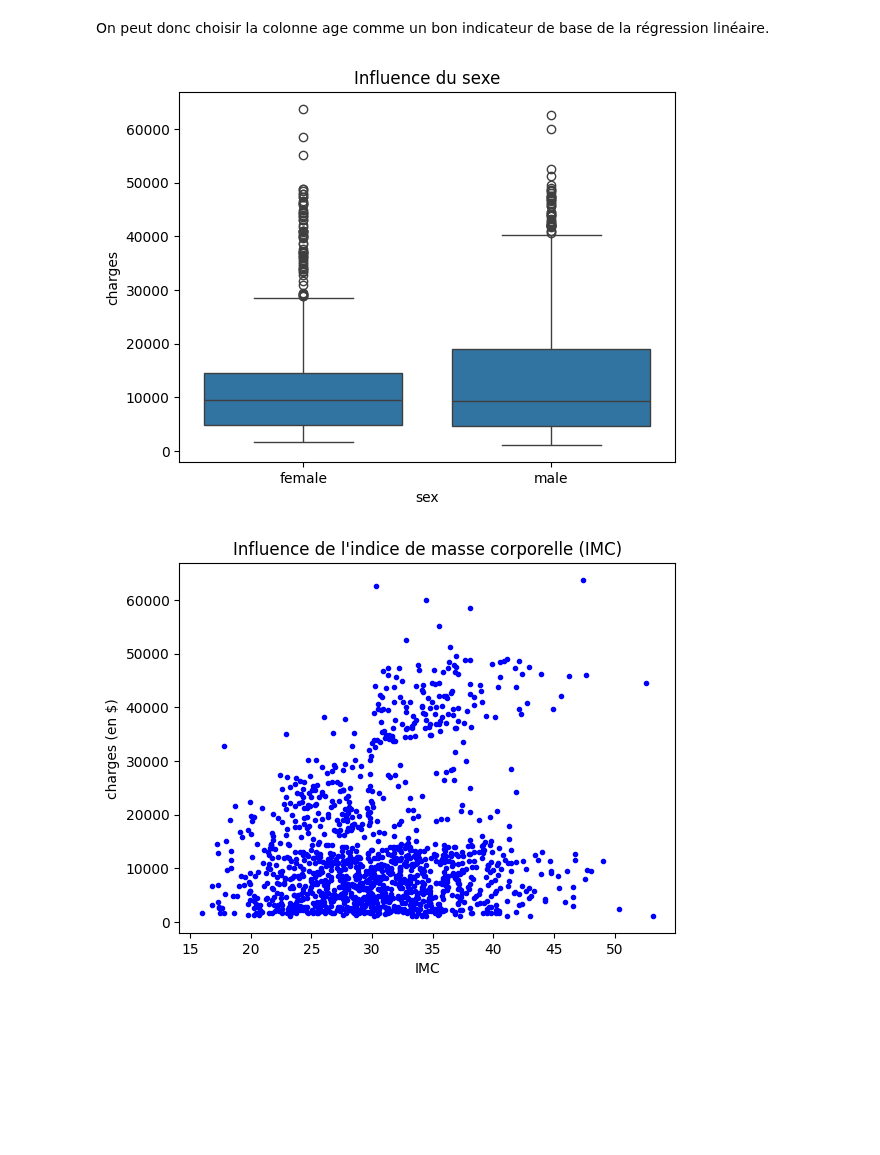
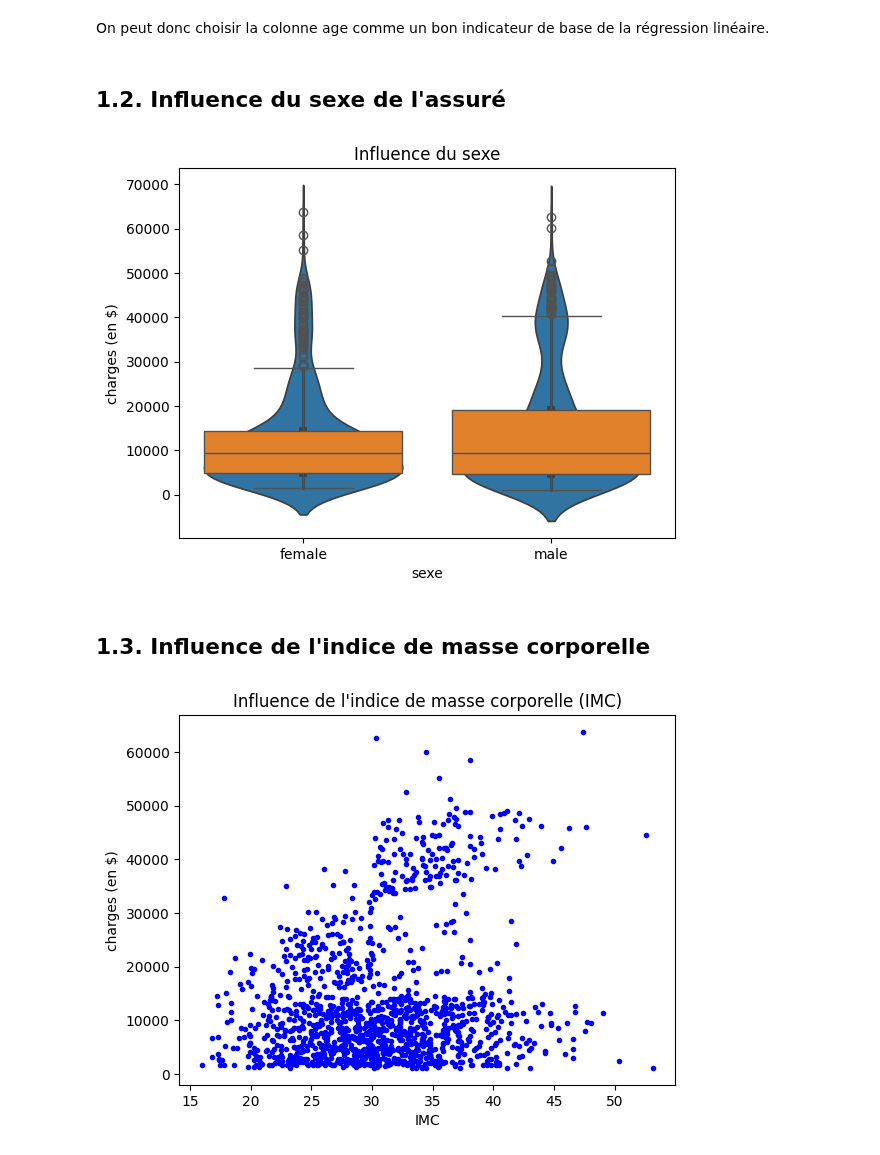
Before and after one commit to NicoCasso/Assur_aimant, a Jupyter notebook: analyse.ipynb, the cells around one changed output. Saved outputs shown, nothing was run; the diff lists cells and outputs as text; code cells hidden in the pictures; blank space fills up the shorter version.

```diff
--- a/analyse.ipynb
+++ b/analyse.ipynb
@@ -54,15 +56,22 @@ La relation ${charges} = f({age})$ semble linéaire : $${charges} = {A} \times {
 ou peut être légèrement quadratique : $${charges} = {A} \times {age^2}  + {B} \times {age} + {C} $$
 # %% [markdown]
 On peut donc choisir la colonne age comme un bon indicateur de base de la régression linéaire.
+# %% [markdown]
+##  1.2. Influence du sexe de l'assuré
 # %%
 import seaborn as sns
 
 #Colonne sex ( index = 1 )
+sns.violinplot(x=df['sex'], y=df['charges'])
 sns.boxplot(x=df['sex'], y=df['charges'])
+plt.xlabel("sexe") # index = 1
+plt.ylabel("charges (en $)") # index = 6
 plt.title('Influence du sexe')
 plt.show()
 # %% [output]
-[figure, old version]
+[figure, new version]
+# %% [markdown]
+##  1.3. Influence de l'indice de masse corporelle
 # %%
 #Colonne bmi
 plt.xlabel("IMC") # index = 2
```
Also changed, not shown: parts of 21 cells of this notebook.
